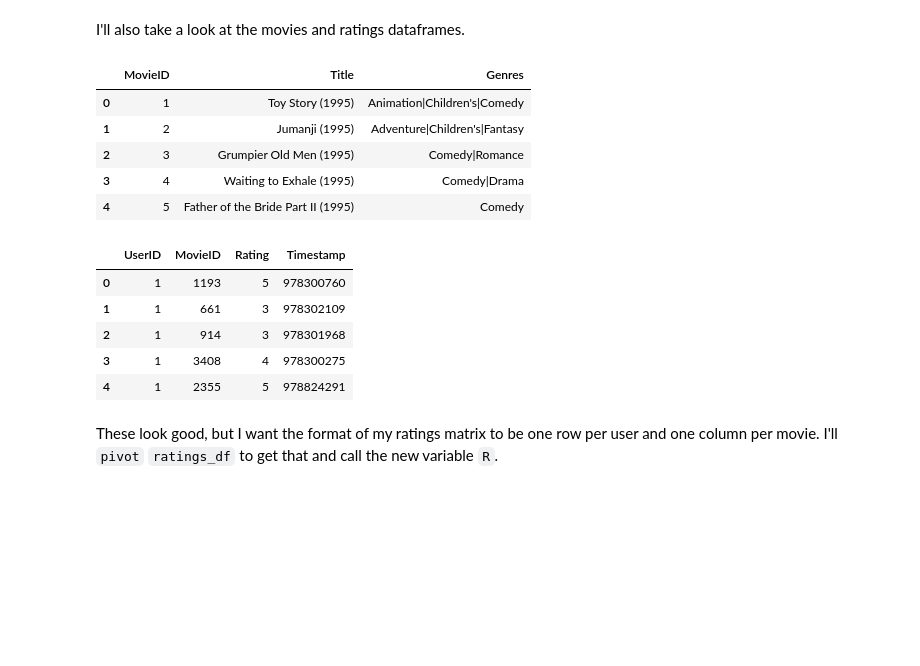
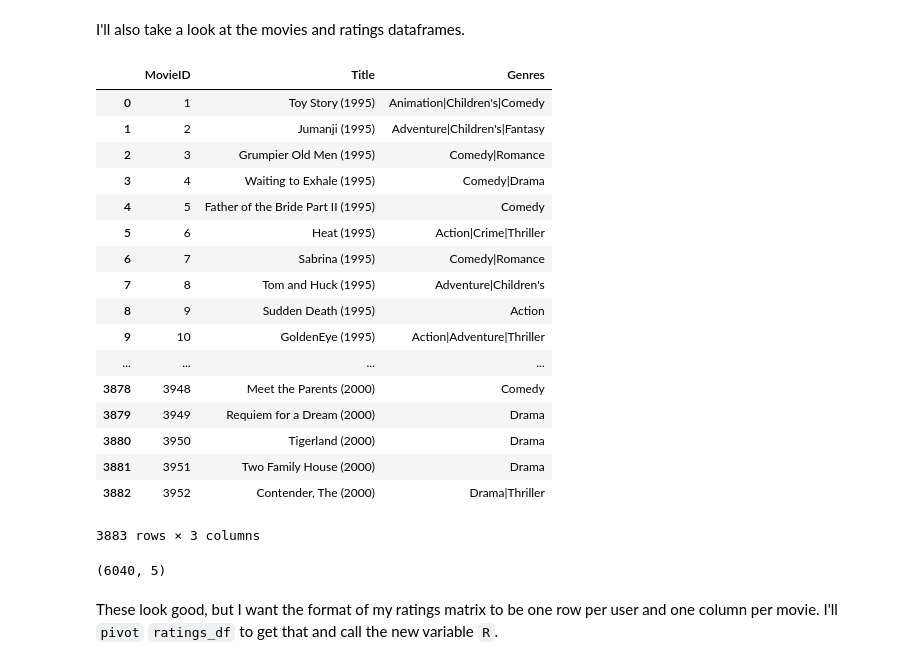
Before and after one commit to lgoodridge/VRA-Sim, a Jupyter notebook: models/Model_Based_recommender.ipynb, the cells around one changed output. Drawn from its saved outputs; the diff is of its cells as text; code cells hidden in the pictures; blank space fills up the shorter version.

```diff
--- a/models/Model_Based_recommender.ipynb
+++ b/models/Model_Based_recommender.ipynb
@@ -51,23 +51,30 @@ movies_df['MovieID'] = movies_df['MovieID'].apply(pd.to_numeric)
 # %% [markdown]
 I'll also take a look at the movies and ratings dataframes.
 # %%
-movies_df.head()
+movies_df
 # %% [output]
 |  | MovieID | Title | Genres |
 | 0 | 1 | Toy Story (1995) | Animation|Children's|Comedy |
 | 1 | 2 | Jumanji (1995) | Adventure|Children's|Fantasy |
 | 2 | 3 | Grumpier Old Men (1995) | Comedy|Romance |
 | 3 | 4 | Waiting to Exhale (1995) | Comedy|Drama |
 | 4 | 5 | Father of the Bride Part II (1995) | Comedy |
+| 5 | 6 | Heat (1995) | Action|Crime|Thriller |
+| 6 | 7 | Sabrina (1995) | Comedy|Romance |
+| 7 | 8 | Tom and Huck (1995) | Adventure|Children's |
+| 8 | 9 | Sudden Death (1995) | Action |
+| 9 | 10 | GoldenEye (1995) | Action|Adventure|Thriller |
+| ... | ... | ... | ... |
+| 3878 | 3948 | Meet the Parents (2000) | Comedy |
+| 3879 | 3949 | Requiem for a Dream (2000) | Drama |
+| 3880 | 3950 | Tigerland (2000) | Drama |
+| 3881 | 3951 | Two Family House (2000) | Drama |
+| 3882 | 3952 | Contender, The (2000) | Drama|Thriller |
+3883 rows × 3 columns
-# %%
-ratings_df.head()
-# %% [output]
-|  | UserID | MovieID | Rating | Timestamp |
-| 0 | 1 | 1193 | 5 | 978300760 |
-| 1 | 1 | 661 | 3 | 978302109 |
-| 2 | 1 | 914 | 3 | 978301968 |
-| 3 | 1 | 3408 | 4 | 978300275 |
-| 4 | 1 | 2355 | 5 | 978824291 |
+# %%
+users.shape
+# %% [output]
+(6040, 5)
 # %% [markdown]
 These look good, but I want the format of my ratings matrix to be one row per user and one column per movie. I'll `pivot` `ratings_df` to get that and call the new variable `R`.
 # %%
```
Also changed, not shown: parts of 2 cells of this notebook, 1 other file.
